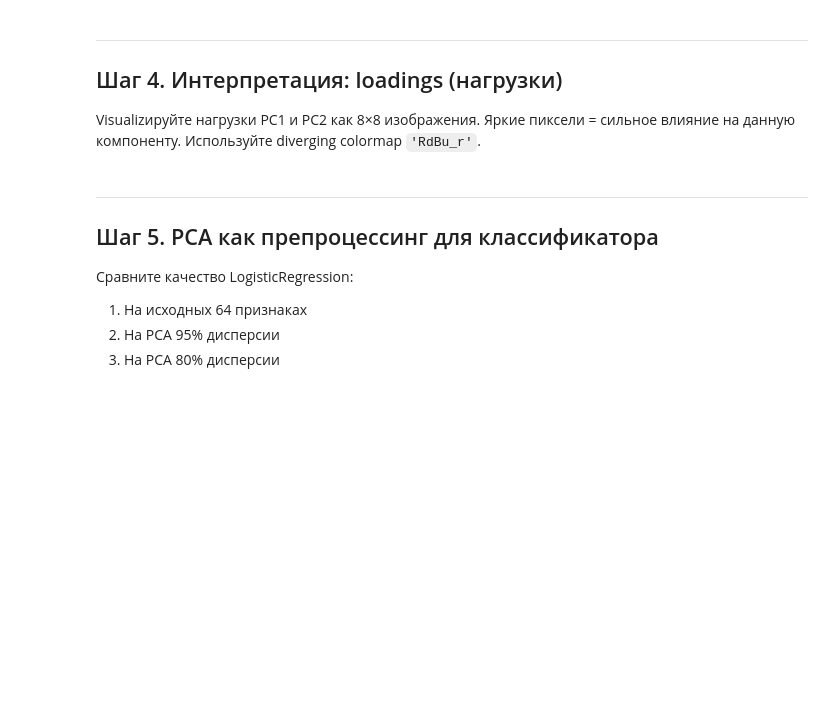
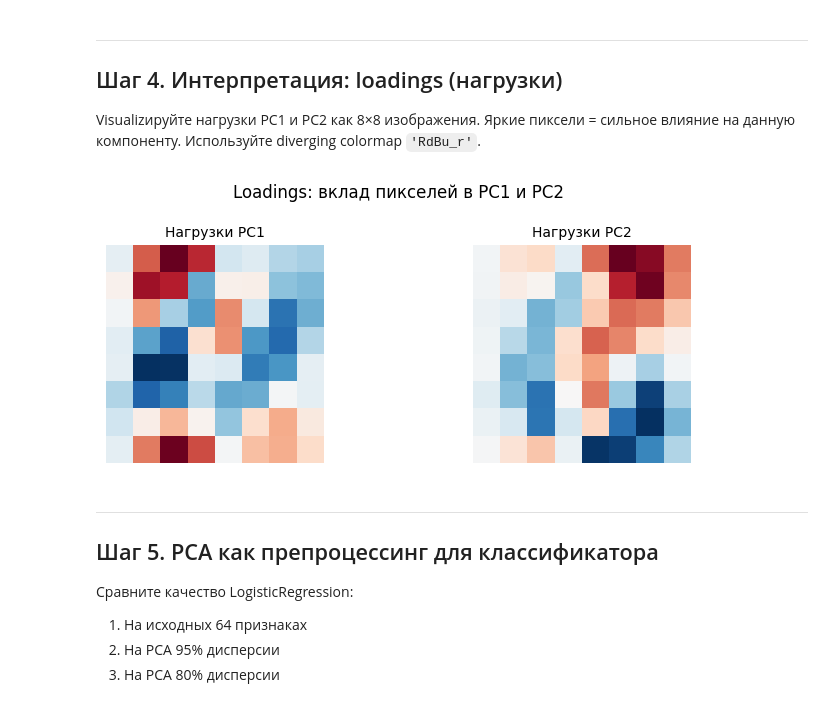
Before and after one commit to Xivalor/ml-course-homeworks, a Jupyter notebook: hw12_pca/pca_practice_student.ipynb, the cells around one changed output. Saved outputs shown, nothing was run; the diff lists cells and outputs as text; code cells hidden in the pictures; blank space fills up the shorter version.

```diff
--- a/hw12_pca/pca_practice_student.ipynb
+++ b/hw12_pca/pca_practice_student.ipynb
@@ -161,17 +161,22 @@ Visualizируйте нагрузки PC1 и PC2 как 8×8 изображен
 # %%
 # pca2.components_ имеет форму (2, 64)
 fig, axes = plt.subplots(1, 2, figsize=(8, 3))
 for i, ax in enumerate(axes):
     # YOUR CODE HERE
-    # Подсказка: pca2.components_[i].reshape(8, 8)
+    eigenvalue = pca2.explained_variance_ratio_[i]
+    pca2_reshaped = pca2.components_[i].reshape(8, 8) * np.sqrt(eigenvalue)
+    ax.imshow(pca2_reshaped, cmap='RdBu_r')
     ax.set_title(f'Нагрузки PC{i+1}', fontsize=10)
     ax.axis('off')
 
 plt.suptitle('Loadings: вклад пикселей в PC1 и PC2', fontsize=12)
 plt.tight_layout()
 plt.show()
 
 # Вопрос: какие области изображения наиболее важны для PC1 и PC2?
+# Наиболее важны области с ярко-красным или ярко-синим цветом, т.к. от них зависит итоговый результат отнесения к классу. Белые и серые области для этой компоненты неважны.
+# %% [output]
+[figure, added]
 # %% [markdown]
 ---
 ## Шаг 5. PCA как препроцессинг для классификатора
```
Also changed, not shown: parts of 1 cell of this notebook.
